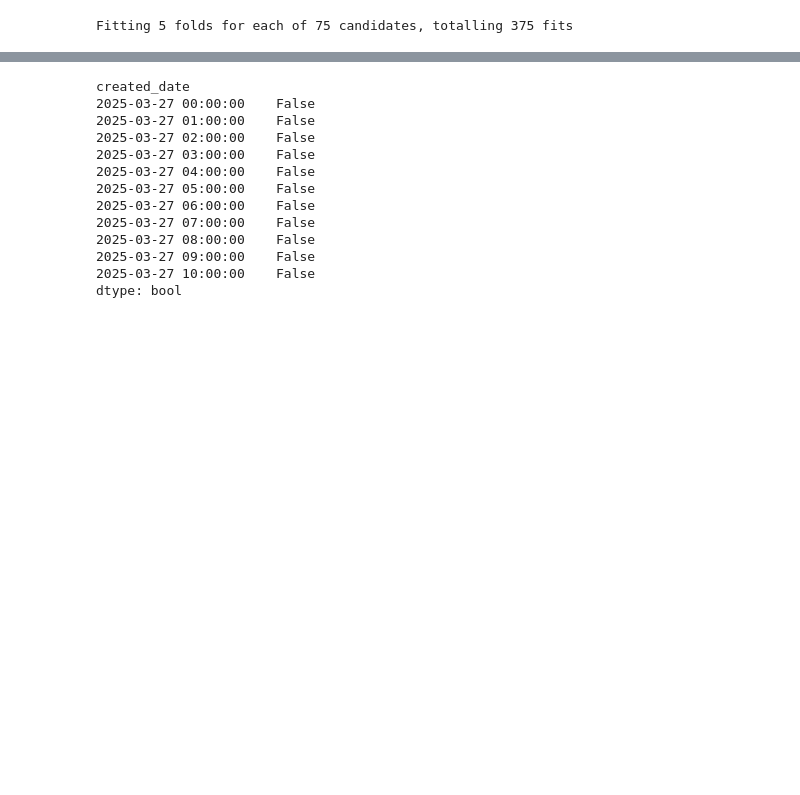
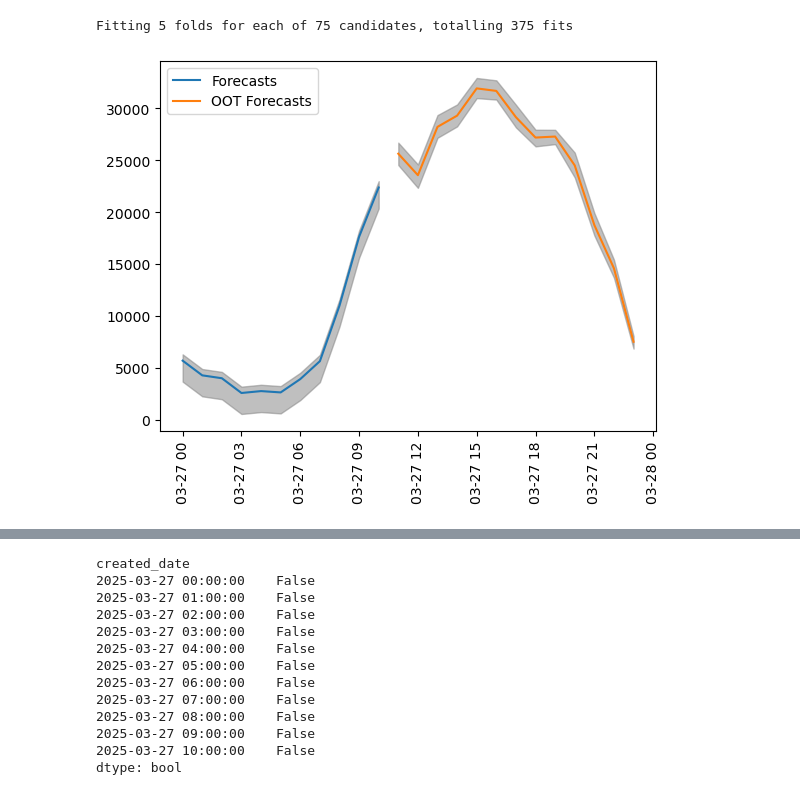
Before and after one commit to jeffc05/sinatra_sales_forecasting, a Jupyter notebook: sales_forecasting.ipynb, the cells around one changed output, grey strips where cells are left out. Cells and saved outputs as stored; diff of their text form; code cells hidden in the pictures; blank space fills up the shorter version.

```diff
--- a/sales_forecasting.ipynb
+++ b/sales_forecasting.ipynb
@@ -555,3 +673,13 @@ oot_gb_forecast_upper = pd.Series(oot_gb_forecast_upper_ls, index=X_oot.index)
+# %%
+plt.plot(gb_forecast, label='Forecasts')
+plt.plot(oot_gb_forecast, label='OOT Forecasts')
+plt.fill_between(X_test.index, gb_forecast_lower, gb_forecast_upper, color='gray', alpha=0.5)
+plt.fill_between(X_oot.index, oot_gb_forecast_lower, oot_gb_forecast_upper, color='gray', alpha=0.5)
+plt.xticks(rotation=90)
+plt.legend()
+plt.show()
+# %% [output]
+[figure, added]
 # %%
 # for i in range(len(X_oot)):
 #     x_oot = X_oot.iloc[i].to_frame().T
```
Also changed, not shown: parts of 59 cells of this notebook, 7 other files.
